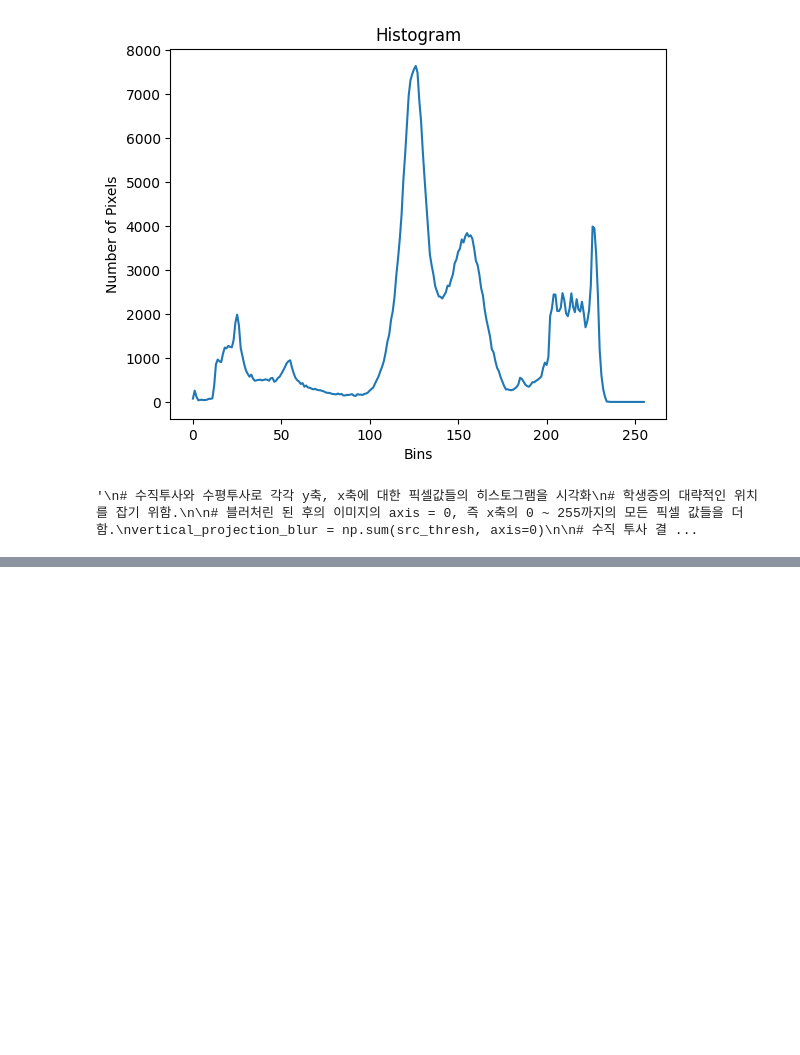
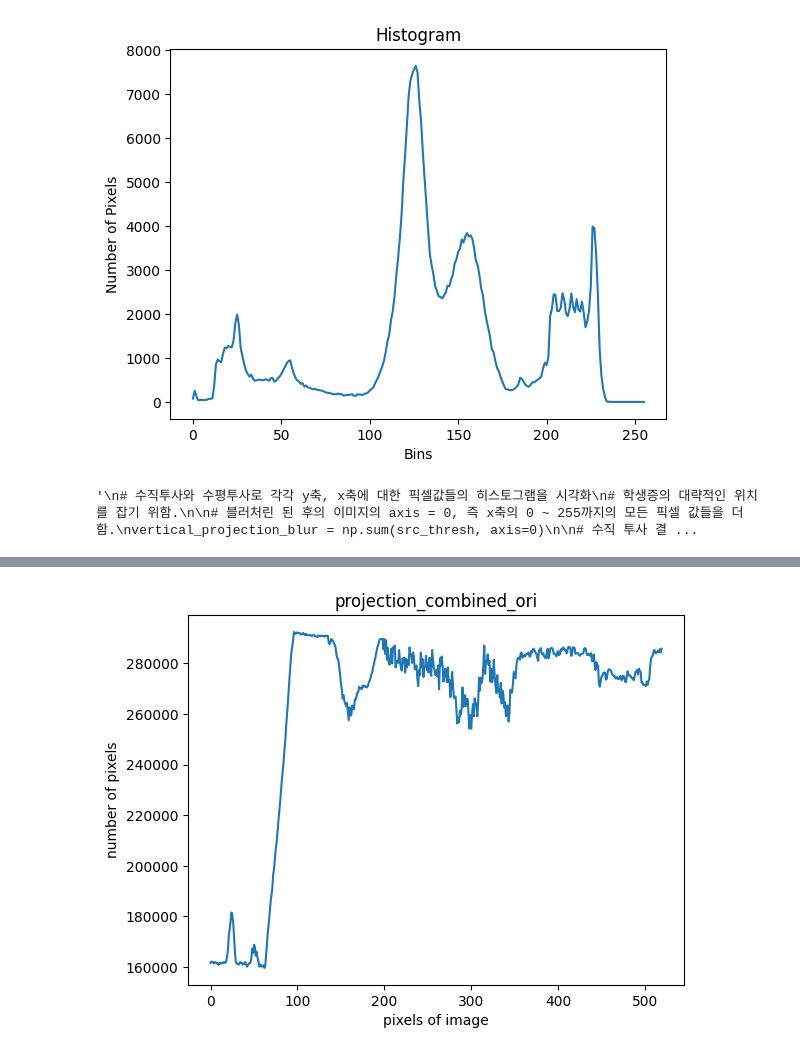
Before and after one commit to Lee-ChangHo/Student-ID-Recognition-Project, a Jupyter notebook: Test.ipynb, the cells around one changed output, grey strips where cells are left out. Cells and saved outputs as stored; diff of their text form; code cells hidden in the pictures; blank space fills up the shorter version.

Commit message:
Update
x축 프로젝션 값과 y축 프로젝션 값의 공톰 부분 도출을 위해 둘이 합친 결과 도출.
일정 픽셀 값을 초과하는 부분을 찾기 위해 범위 설정하여 그 범위만 이미지 역투영
이 때 1. x축 프로젝션의 값 2. y축 프로젝션의 값 3. x축 프로젝션 값 + y축 프로젝션 값 이 세가지를 이용해서 이미지 역투영 실행

```diff
--- a/Test.ipynb
+++ b/Test.ipynb
@@ -155,0 +156,18 @@ plt.show()
+# %%
+# 학생증의 대략적인 위치를 잘라내기 위해선 x축 프로젝션 값과 y축 프로젝션 값의 공통 부분을 찾아서 잘라내야 된다고 생각함.
+# 따라서 x축 프로젝션과 y축 프로젝션을 더해 공통된 부분만 추출했을 때의 결과 값을 이용할 수 있지 않을까 생각함.
+
+# x축, y축에 대한 프로젝션 결과를 합치기 위해서 배열의 크기를 동일하게 만들어야함.
+# 배열의 크기 맞추기
+min_size = min(len(x_projection_ori), len(y_projection_ori))
+x_projection_ori = x_projection_ori[:min_size]
+y_projection_ori = y_projection_ori[:min_size]
+projection_combined_ori = x_projection_ori + y_projection_ori
+
+plt.plot(projection_combined_ori)
+plt.xlabel('pixels of image')
+plt.ylabel('number of pixels')
+plt.title('projection_combined_ori')
+plt.show()
+# %% [output]
+[figure, added]
```
Also changed, not shown: parts of 9 cells of this notebook.
